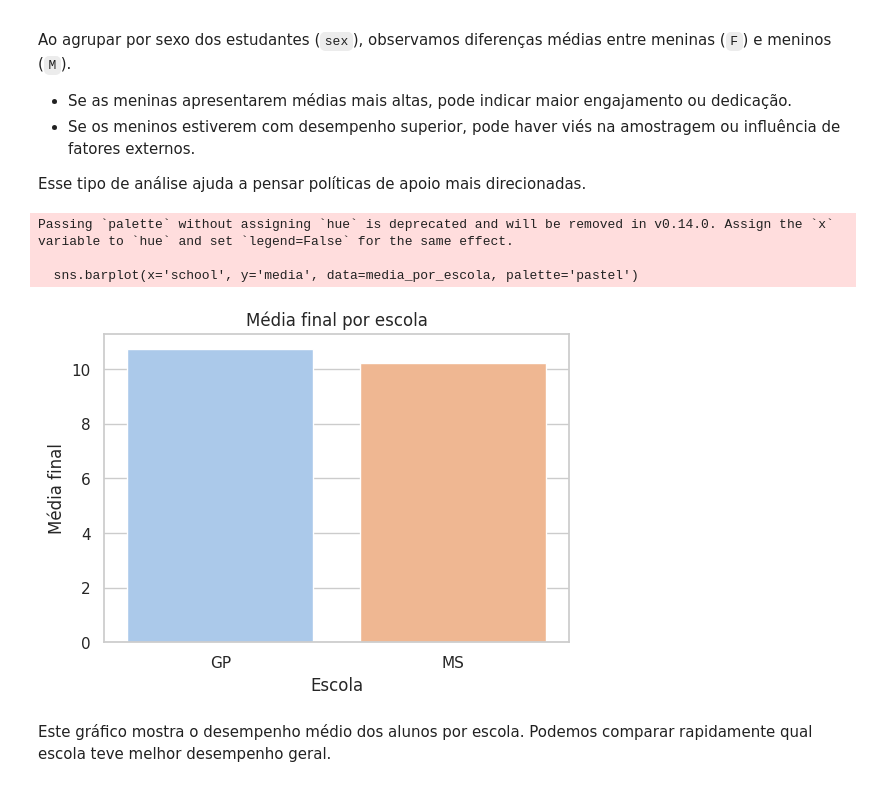
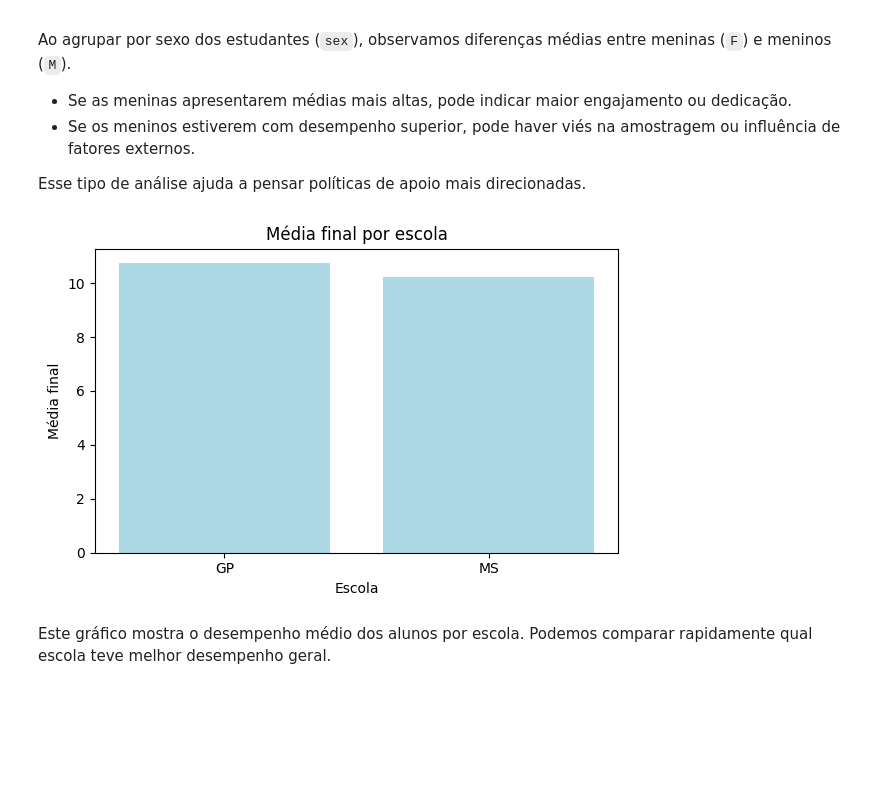
Before and after one commit to CamilaFPrado/data_driven_insights, a Jupyter notebook: data_driven_insights.ipynb, the cells around one changed output. Saved outputs shown, nothing was run; the diff lists cells and outputs as text; code cells hidden in the pictures; blank space fills up the shorter version.

```diff
--- a/data_driven_insights.ipynb
+++ b/data_driven_insights.ipynb
@@ -286,25 +286,23 @@ Ao agrupar por sexo dos estudantes (`sex`), observamos diferenças médias entre
 - Se os meninos estiverem com desempenho superior, pode haver viés na amostragem ou influência de fatores externos.
 
 Esse tipo de análise ajuda a pensar políticas de apoio mais direcionadas.
-# %%
-import matplotlib.pyplot as plt
-import seaborn as sns
-
-sns.set(style="whitegrid")
 # %%
+import matplotlib.pyplot as plt
+
 media_por_escola = df.groupby('school')['media'].mean().reset_index()
 
+escolas = media_por_escola['school']
+medias = media_por_escola['media']
+
 plt.figure(figsize=(6, 4))
-sns.barplot(x='school', y='media', data=media_por_escola, palette='pastel')
+plt.bar(escolas, medias, color='lightblue')
 plt.title('Média final por escola')
 plt.ylabel('Média final')
 plt.xlabel('Escola')
+plt.tight_layout()
 plt.show()
 # %% [output]
-Passing `palette` without assigning `hue` is deprecated and will be removed in v0.14.0. Assign the `x` variable to `hue` and set `legend=False` for the same effect.
-
-  sns.barplot(x='school', y='media', data=media_por_escola, palette='pastel')
-[figure, old version]
+[figure, new version]
 # %% [markdown]
 Este gráfico mostra o desempenho médio dos alunos por escola. Podemos comparar rapidamente qual escola teve melhor desempenho geral.
 # %%
```
Also changed, not shown: parts of 8 cells of this notebook.
